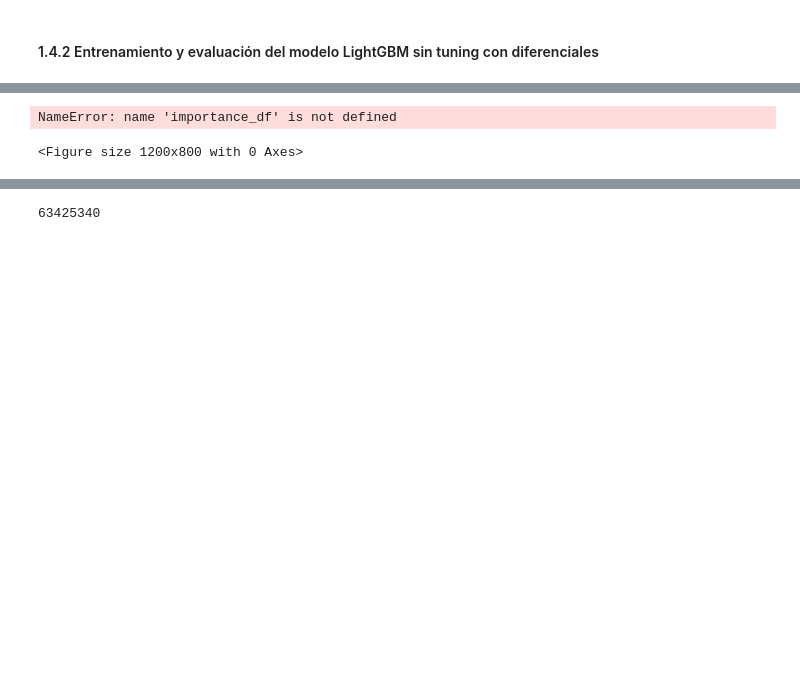
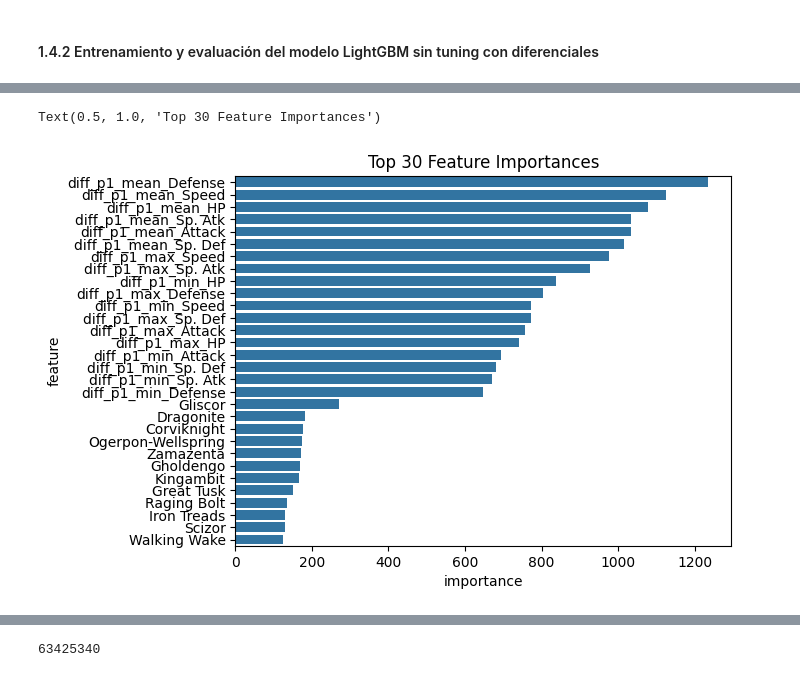
Before and after one commit to lynel22/OU-Pokemon-Battle-Prediction-Model, a Jupyter notebook: notebooks/03_Feature_Engenieering.ipynb, the cells around one changed output, grey strips where cells are left out. Saved outputs shown, nothing was run; the diff lists cells and outputs as text; code cells hidden in the pictures; blank space fills up the shorter version.

```diff
--- a/notebooks/03_Feature_Engenieering.ipynb
+++ b/notebooks/03_Feature_Engenieering.ipynb
@@ -176,0 +180,32 @@ Pokémon sin match: 807
+# %%
+# =========================
+# AUTO MAPEO (FIX DE FORMAS)
+# =========================
+
+auto_mapping = []
+
+for _, row in missing_pairs.iterrows():
+    name = row["pokemon_name"]
+    form = row["form"]
+
+    # buscar en stats por nombre
+    matches = valid_pairs[valid_pairs["pokemon_name"] == name]
+
+    # si hay exactamente una coincidencia → problema de form
+    if len(matches) == 1:
+        correct_form = matches.iloc[0]["form"]
+
+        auto_mapping.append({
+            "original_name": name,
+            "original_form": form,
+            "target_name": name,
+            "correct_form": correct_form
+        })
+    if len(matches) > 1:
+        print(f"Advertencia: {name} tiene múltiples formas en stats, no se puede auto-mapear.")
+
+
+auto_mapping_df = pd.DataFrame(auto_mapping)
+
+print("Auto-mapping candidates:", len(auto_mapping_df))
+auto_mapping_df.head(20)
@@ -265,7 +367,7 @@ pokemon_cols = [
     "p2_poke1","p2_poke2","p2_poke3","p2_poke4","p2_poke5","p2_poke6"
 ]
 
-all_pokemon = pd.unique(df_cleaned[pokemon_cols].values.ravel())
+all_pokemon = pd.unique(df_stats[pokemon_cols].values.ravel())
 
 pokemon_to_idx = {p: i for i, p in enumerate(sorted(all_pokemon))}
 n_pokemon = len(pokemon_to_idx)
@@ -405,19 +508,24 @@ F1 Macro: 0.5503123898592884
 # %%
 # Sacar el diagrama de barras de las importancias de las features de lightgbm
 importances = model.feature_importances_
 idx_to_pokemon = {v: k for k, v in pokemon_to_idx.items()}
 sparse_feature_names = [idx_to_pokemon[i] for i in range(len(idx_to_pokemon))]
 feature_names = sparse_feature_names + list(X_train_stats.columns)
-plt.figure(figsize=(12, 8))
+feature_importances = pd.DataFrame({
+    "feature": feature_names,
+    "importance": importances
+})
+##ordenar por importancia
+feature_importances = feature_importances.sort_values("importance", ascending=False)
 sns.barplot(
     x="importance",
     y="feature",
-    data=importance_df.head(30)
+    data=feature_importances.head(30)
 )
 plt.title("Top 30 Feature Importances")
 # %% [output]
-NameError: name 'importance_df' is not defined
+Text(0.5, 1.0, 'Top 30 Feature Importances')
-<Figure size 1200x800 with 0 Axes>
+[figure, added]
 # %%
 for f, imp in zip(feature_names, importances):
     if "diff" in f:
```
Also changed, not shown: parts of 18 cells of this notebook, 5 other files.
